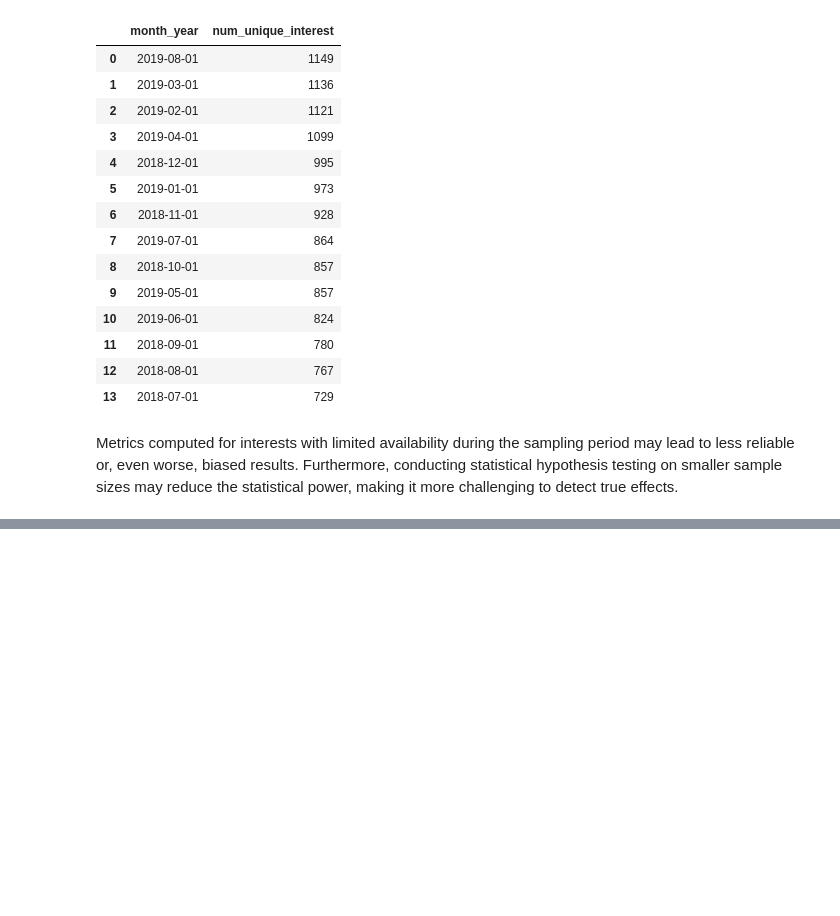
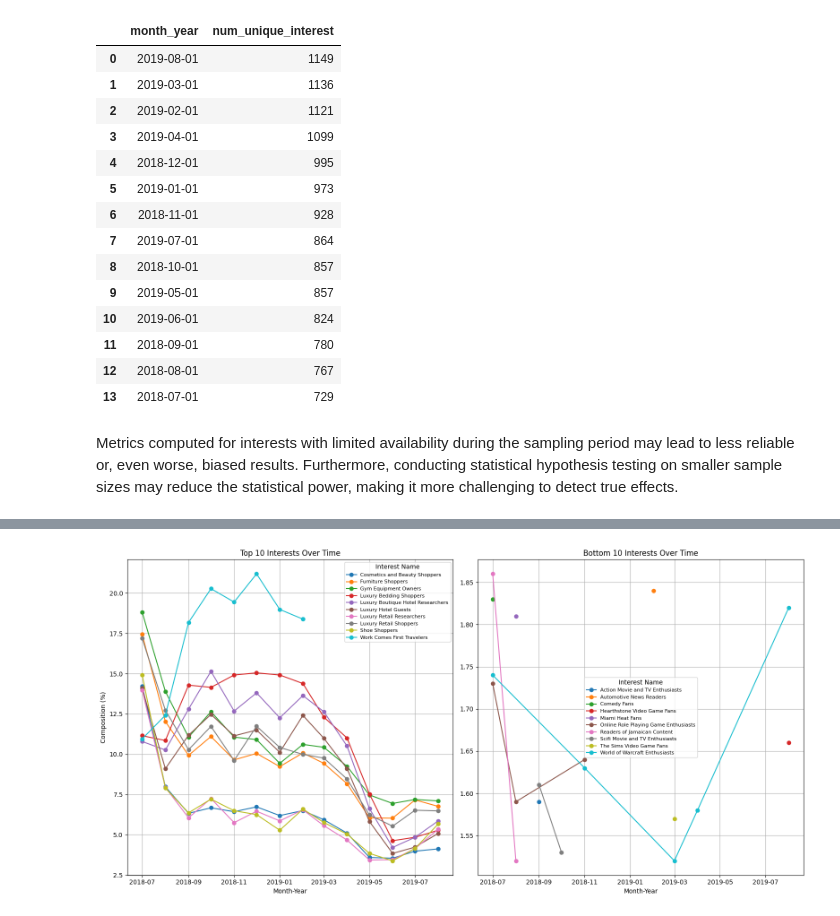
Before and after one commit to yangwu1227/sql-case-studies, a Jupyter notebook: case_studies/fresh_segments/notebooks/business_questions.ipynb, the cells around one changed output, grey strips where cells are left out. Cells and saved outputs as stored; diff of their text form; code cells hidden in the pictures; blank space fills up the shorter version.

```diff
--- a/case_studies/fresh_segments/notebooks/business_questions.ipynb
+++ b/case_studies/fresh_segments/notebooks/business_questions.ipynb
@@ -750,0 +1078,31 @@ Metrics computed for interests with limited availability during the sampling per
+# %%
+fig, axes = plt.subplots(1, 2, figsize=(16, 8))
+
+top_10_data = top_bottom_10.loc[top_bottom_10["rank"] == "top_10"].sort_values(
+    by="month_year"
+)
+bottom_10_data = top_bottom_10.loc[top_bottom_10["rank"] == "bottom_10"].sort_values(
+    by="month_year"
+)
+
+# Top 10 Interests
+for name, group in top_10_data.groupby("interest_name"):
+    axes[0].plot(group["month_year"], group["composition"], label=name, marker="o")
+axes[0].set_title("Top 10 Interests Over Time")
+axes[0].set_xlabel("Month-Year")
+axes[0].set_ylabel("Composition (%)")
+axes[0].legend(title="Interest Name", fontsize=8)
+axes[0].grid(True)
+
+# Bottom 10 Interests
+for name, group in bottom_10_data.groupby("interest_name"):
+    axes[1].plot(group["month_year"], group["composition"], label=name, marker="o")
+axes[1].set_title("Bottom 10 Interests Over Time")
+axes[1].set_xlabel("Month-Year")
+axes[1].legend(title="Interest Name", fontsize=8)
+axes[1].grid(True)
+
+plt.tight_layout()
+plt.show();
+# %% [output]
+[figure, added]
```
Also changed, not shown: parts of 21 cells of this notebook, 1 other file.
